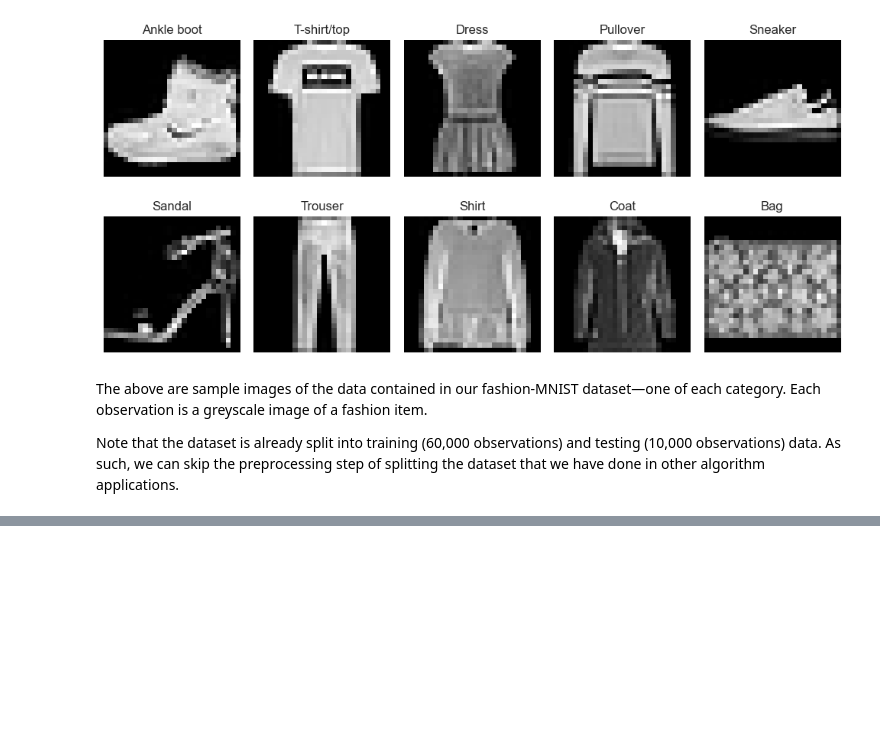
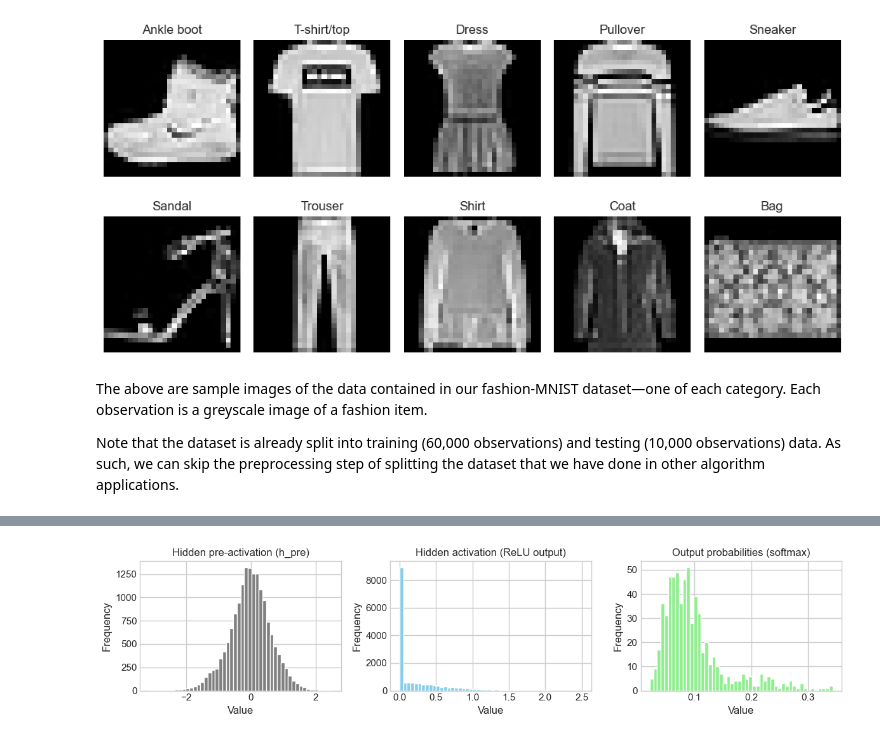
Before and after one commit to jonathanwoo17/INDE-577-F25, a Jupyter notebook: notebooks/3_neural_network_demo.ipynb, the cells around one changed output, grey strips where cells are left out. Drawn from its saved outputs; the diff is of its cells as text; code cells hidden in the pictures; blank space fills up the shorter version.

Commit message:
First pass for neural network notebook

```diff
--- a/notebooks/3_neural_network_demo.ipynb
+++ b/notebooks/3_neural_network_demo.ipynb
@@ -82,0 +119,19 @@ Note that the dataset is already split into training (60,000 observations) and t
+# %%
+n_inputs = X_train_scaled.shape[1]
+n_classes = len(np.unique(train_labels))
+# %%
+# Initializing our neural network
+
+model = NeuralNetwork(
+   n_inputs=n_inputs,
+   hidden_size=256,
+   task="multiclass_classification",
+   n_classes=n_classes,
+   learning_rate=0.01,
+   batch_size=64,
+   max_epochs=20,
+   random_state=0
+)
+
+print(n_inputs)
+print(n_classes)
@@ -82,0 +145,21 @@ Note that the dataset is already split into training (60,000 observations) and t
+# %%
+# Feedforward phase
+
+X_batch = X_train_scaled[:64]
+
+h_pre, h_act, logits, probs = model._forward(X_batch)
+
+plt.style.use("seaborn-v0_8-whitegrid")
+
+fig, axes = plt.subplots(1, 3, figsize=(12, 3))
+axes[0].hist(h_pre.ravel(), bins=50, color='gray')
+axes[0].set_title("Hidden pre-activation (h_pre)")
+axes[1].hist(h_act.ravel(), bins=50, color='skyblue')
+axes[1].set_title("Hidden activation (ReLU output)")
+axes[2].hist(probs.ravel(), bins=50, color='lightgreen')
+axes[2].set_title("Output probabilities (softmax)")
+for ax in axes: ax.set_xlabel("Value"); ax.set_ylabel("Frequency")
+plt.tight_layout()
+plt.show()
+# %% [output]
+[figure, added]
```
Also changed, not shown: parts of 22 cells of this notebook, 2 other files.
